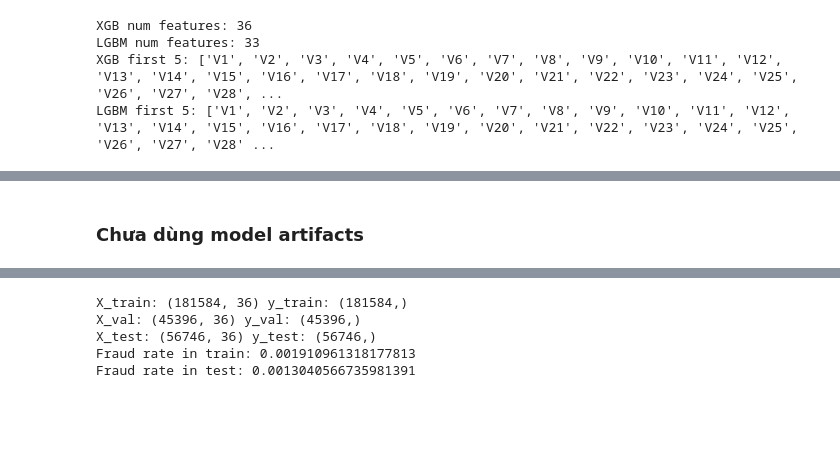
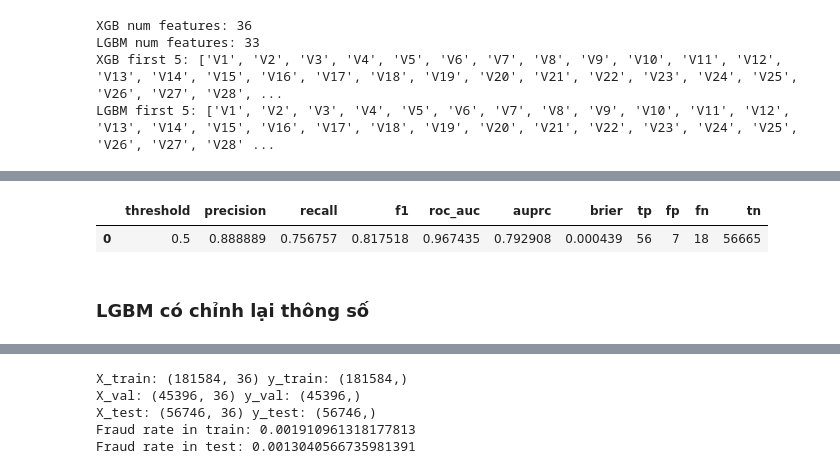
Before and after one commit to NhatHuy61205/Credit-Card-Fraud-Detection-Classification---Imbalanced-, a Jupyter notebook: notebooks/models/Ensemble/XGB_LGBM_exp.ipynb, the cells around one changed output, grey strips where cells are left out. Saved outputs shown, nothing was run; the diff lists cells and outputs as text; code cells hidden in the pictures; blank space fills up the shorter version.

```diff
--- a/notebooks/models/Ensemble/XGB_LGBM_exp.ipynb
+++ b/notebooks/models/Ensemble/XGB_LGBM_exp.ipynb
@@ -50,0 +146,2 @@ df.head()
+# %%
+p_test_blend = 0.5 * p_test_xgb + 0.5 * p_test_lgbm
@@ -51,5 +154,11 @@ df.head()
+# %%
+df_test_blend = pd.DataFrame([evaluate(y_test,p_test_blend, 0.5)])
+df_test_blend
+# %% [output]
+|  | threshold | precision | recall | f1 | roc_auc | auprc | brier | tp | fp | fn | tn |
+| 0 | 0.5 | 0.888889 | 0.756757 | 0.817518 | 0.967435 | 0.792908 | 0.000439 | 56 | 7 | 18 | 56665 |
 # %% [markdown]
-### Chưa dùng model artifacts
+### LGBM có chỉnh lại thông số
 # %%
 df = pd.read_csv('../../../data/creditcard.csv')
 df = create_features(df)
```
Also changed, not shown: parts of 13 cells of this notebook, 2 other files.
